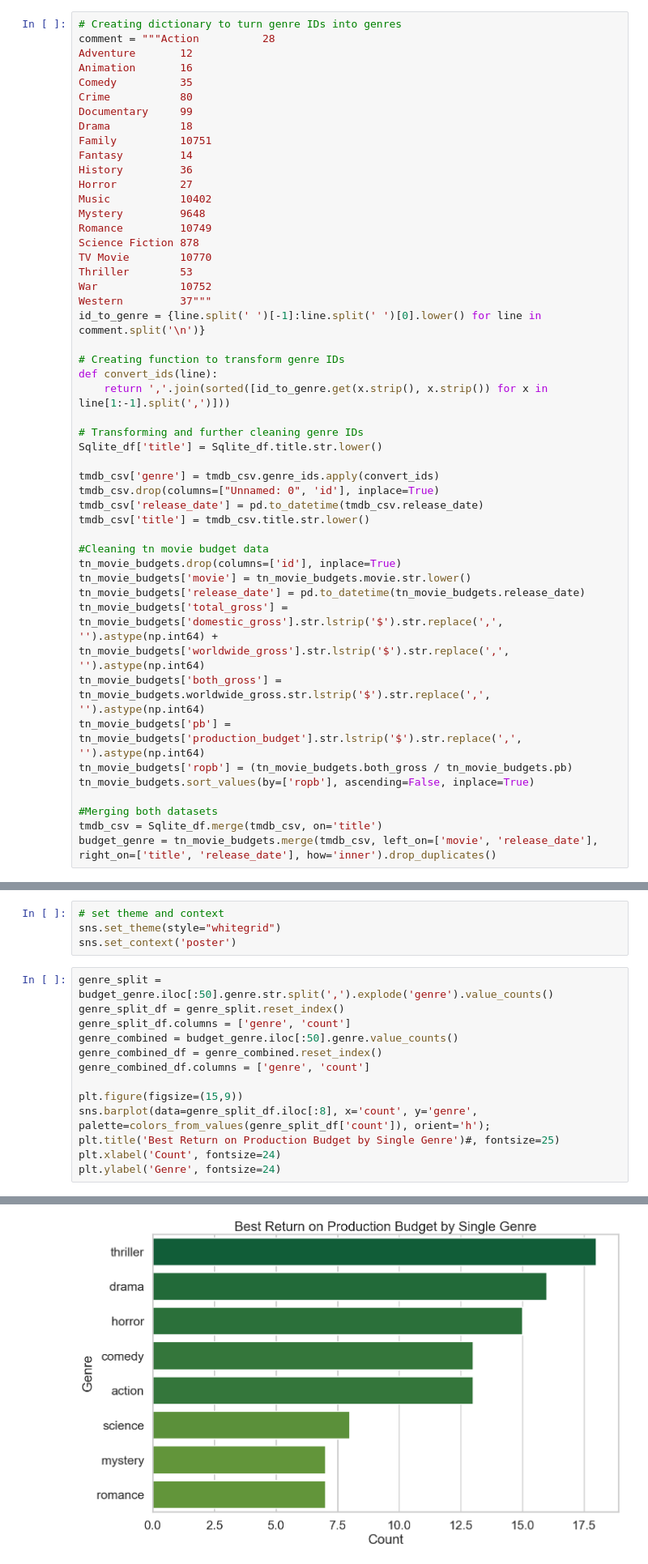
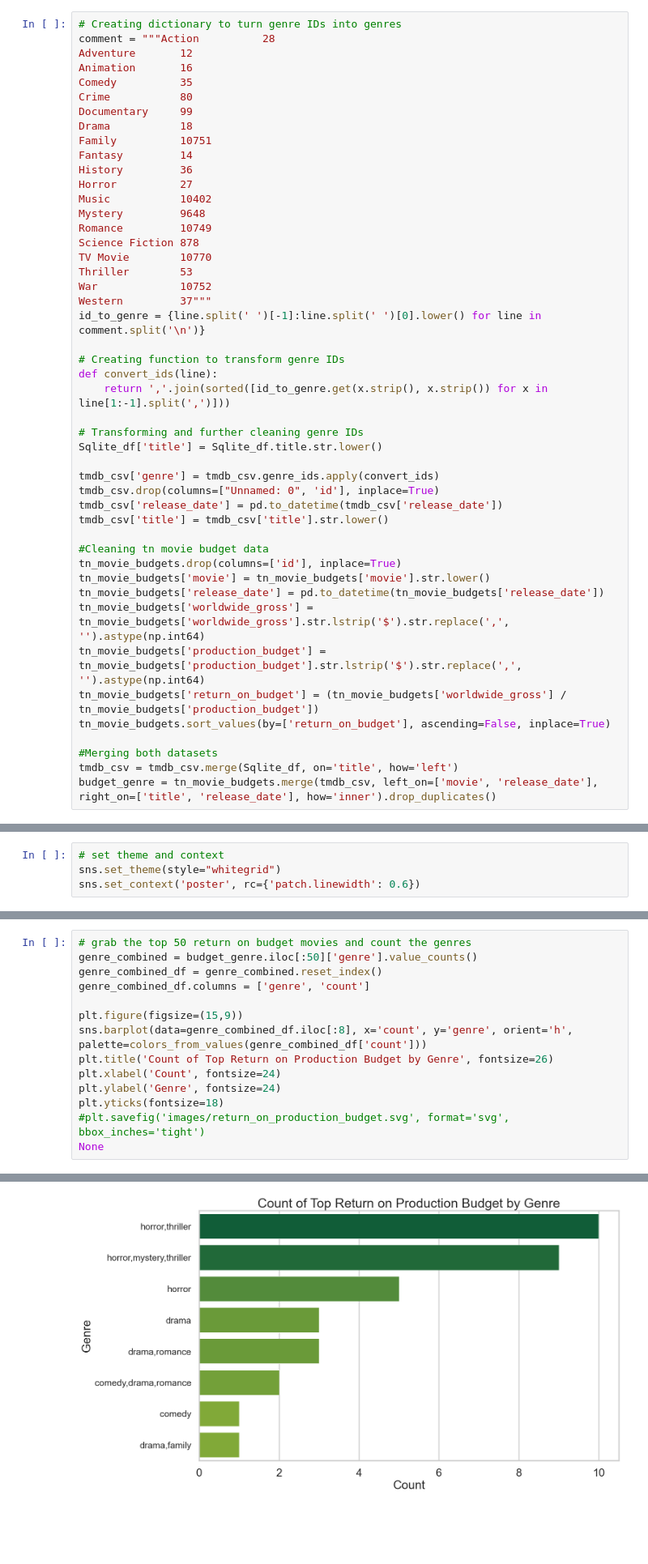
Before and after one commit to bkokin/semester_1_capstone, a Jupyter notebook: Capstone 1.ipynb, the cells around one changed output, grey strips where cells are left out. Shown at 81% size. Saved outputs shown, nothing was run; the diff lists cells and outputs as text; blank space fills up the shorter version.

```diff
--- a/Capstone 1.ipynb
+++ b/Capstone 1.ipynb
@@ -82,21 +68,20 @@ Sqlite_df['title'] = Sqlite_df.title.str.lower()
 
 tmdb_csv['genre'] = tmdb_csv.genre_ids.apply(convert_ids)
 tmdb_csv.drop(columns=["Unnamed: 0", 'id'], inplace=True)
-tmdb_csv['release_date'] = pd.to_datetime(tmdb_csv.release_date)
-tmdb_csv['title'] = tmdb_csv.title.str.lower()
+tmdb_csv['release_date'] = pd.to_datetime(tmdb_csv['release_date'])
+tmdb_csv['title'] = tmdb_csv['title'].str.lower()
 
 #Cleaning tn movie budget data
 tn_movie_budgets.drop(columns=['id'], inplace=True)
-tn_movie_budgets['movie'] = tn_movie_budgets.movie.str.lower()
-tn_movie_budgets['release_date'] = pd.to_datetime(tn_movie_budgets.release_date)
-tn_movie_budgets['total_gross'] = tn_movie_budgets['domestic_gross'].str.lstrip('$').str.replace(',', '').astype(np.int64) + tn_movie_budgets['worldwide_gross'].str.lstrip('$').str.replace(',', '').astype(np.int64)
-tn_movie_budgets['both_gross'] = tn_movie_budgets.worldwide_gross.str.lstrip('$').str.replace(',', '').astype(np.int64)
-tn_movie_budgets['pb'] = tn_movie_budgets['production_budget'].str.lstrip('$').str.replace(',', '').astype(np.int64)
-tn_movie_budgets['ropb'] = (tn_movie_budgets.both_gross / tn_movie_budgets.pb)
-tn_movie_budgets.sort_values(by=['ropb'], ascending=False, inplace=True)
+tn_movie_budgets['movie'] = tn_movie_budgets['movie'].str.lower()
+tn_movie_budgets['release_date'] = pd.to_datetime(tn_movie_budgets['release_date'])
+tn_movie_budgets['worldwide_gross'] = tn_movie_budgets['worldwide_gross'].str.lstrip('$').str.replace(',', '').astype(np.int64)
+tn_movie_budgets['production_budget'] = tn_movie_budgets['production_budget'].str.lstrip('$').str.replace(',', '').astype(np.int64)
+tn_movie_budgets['return_on_budget'] = (tn_movie_budgets['worldwide_gross'] / tn_movie_budgets['production_budget'])
+tn_movie_budgets.sort_values(by=['return_on_budget'], ascending=False, inplace=True)
 
 #Merging both datasets
-tmdb_csv = Sqlite_df.merge(tmdb_csv, on='title')
+tmdb_csv = tmdb_csv.merge(Sqlite_df, on='title', how='left')
 budget_genre = tn_movie_budgets.merge(tmdb_csv, left_on=['movie', 'release_date'], right_on=['title', 'release_date'], how='inner').drop_duplicates()
 # %% [markdown]
 ## Create visualization for return on production budget for genres
@@ -115,4 +100,8 @@ def colors_from_values(values, palette_name=custom_palette):
     # use the indices to get the colors
     palette = sns.color_palette(palette_name, len(values))
     return np.array(palette).take(indices, axis=0)
+# %%
+# set theme and context
+sns.set_theme(style="whitegrid")
+sns.set_context('poster', rc={'patch.linewidth': 0.6})
 # %% [markdown]
@@ -120,18 +109,15 @@ def colors_from_values(values, palette_name=custom_palette):
-# %%
-# set theme and context
-sns.set_theme(style="whitegrid")
-sns.set_context('poster')
 # %%
-genre_split = budget_genre.iloc[:50].genre.str.split(',').explode('genre').value_counts()
-genre_split_df = genre_split.reset_index()
-genre_split_df.columns = ['genre', 'count']
-genre_combined = budget_genre.iloc[:50].genre.value_counts()
+# grab the top 50 return on budget movies and count the genres
+genre_combined = budget_genre.iloc[:50]['genre'].value_counts()
 genre_combined_df = genre_combined.reset_index()
 genre_combined_df.columns = ['genre', 'count']
 
 plt.figure(figsize=(15,9))
-sns.barplot(data=genre_split_df.iloc[:8], x='count', y='genre', palette=colors_from_values(genre_split_df['count']), orient='h');
-plt.title('Best Return on Production Budget by Single Genre')#, fontsize=25)
+sns.barplot(data=genre_combined_df.iloc[:8], x='count', y='genre', orient='h', palette=colors_from_values(genre_combined_df['count']))
+plt.title('Count of Top Return on Production Budget by Genre', fontsize=26)
 plt.xlabel('Count', fontsize=24)
 plt.ylabel('Genre', fontsize=24)
+plt.yticks(fontsize=18)
+#plt.savefig('images/return_on_production_budget.svg', format='svg', bbox_inches='tight')
+None
 # %% [output]
@@ -139,2 +124,2 @@ Text(0, 0.5, 'Genre')
-[figure, old version]
+[figure, new version]
 # %% [markdown]
```
Also changed, not shown: parts of 11 cells of this notebook, 3 other files.
